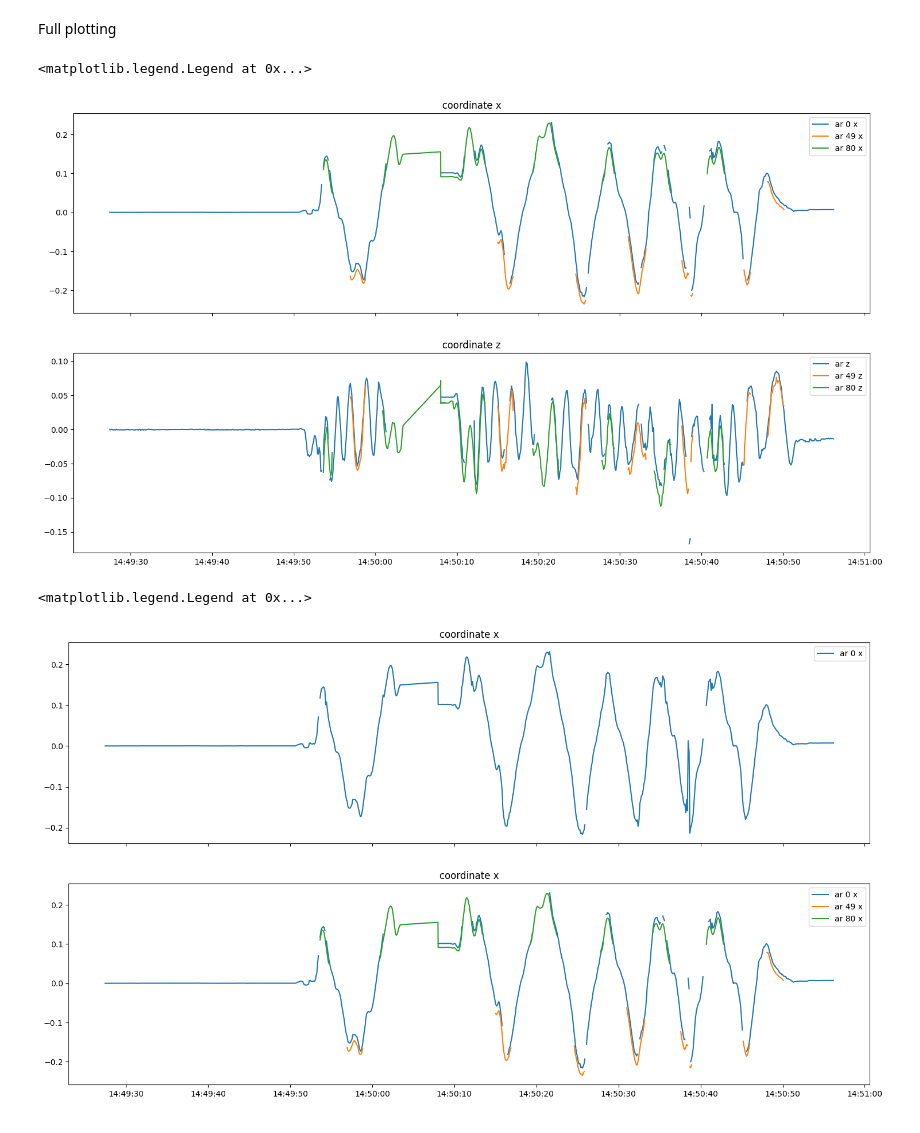
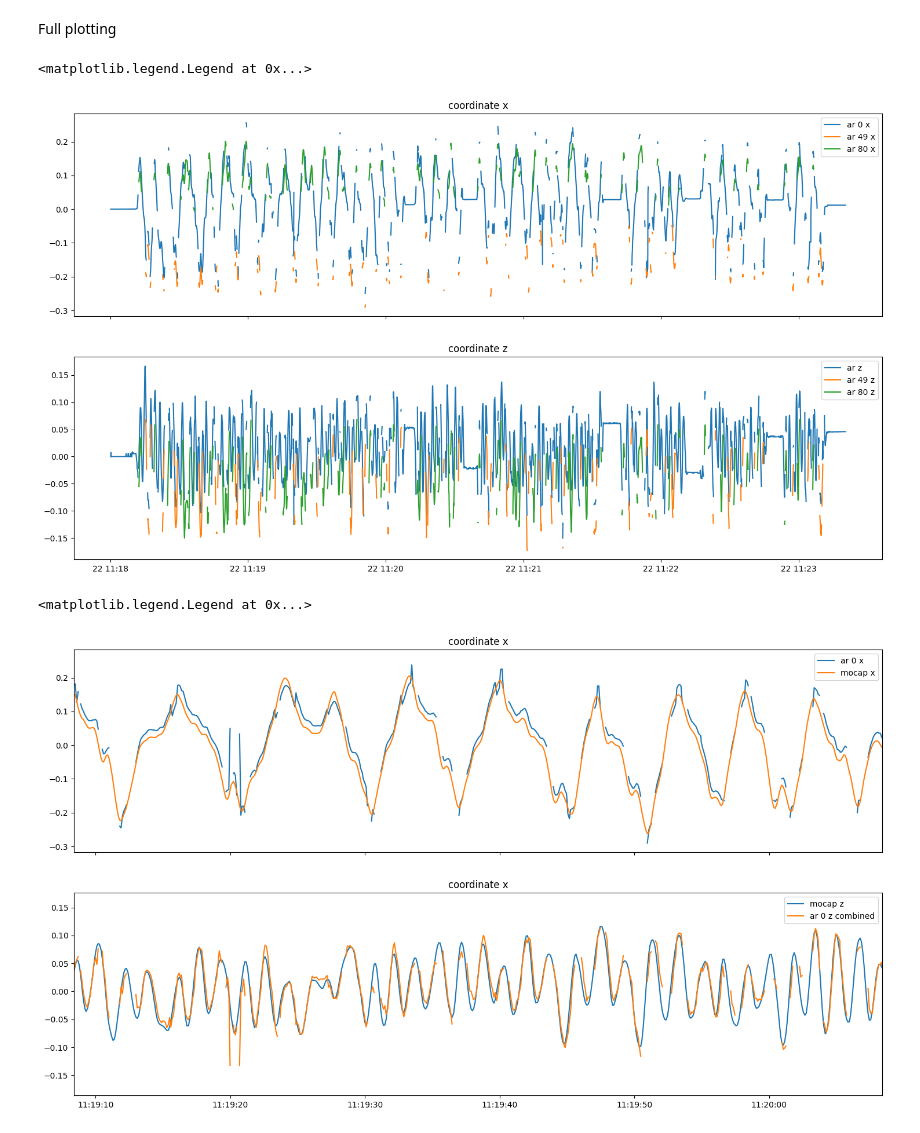
Before and after one commit to SujithChristopher/armbo, a Jupyter notebook: analysis_notebooks/inference_m3_mip_yolo.ipynb, the cells around one changed output. Drawn from its saved outputs; the diff is of its cells as text; code cells hidden in the pictures.

```diff
--- a/analysis_notebooks/inference_m3_mip_yolo.ipynb
+++ b/analysis_notebooks/inference_m3_mip_yolo.ipynb
@@ -39,7 +39,7 @@ _parent_folder = "validation"
 _calib_folder_name = "calibration_00"
 
 # _folder_name = "ar_30_5_quad_random_slow_01"
-_folder_name = "skimu_30_4_random_imu_long_00"
+_folder_name = "skimu_30_4_random_imu_long_01"
 # _folder_name = "board"
 
 _base_pth = os.path.join(_pth,"recorded_data",_parent_folder)
@@ -54,7 +54,7 @@ with open(_webcam_calib_pth, "rb") as f:
     _webcam_cam_mat = _temp[0]
     _webcam_dist = _temp[1]
 
-ar_lframe_pth = os.path.join(_webcam_calib_folder, "webcam_rotmat_validation_imu_0.msgpack")
+ar_lframe_pth = os.path.join(_webcam_calib_folder, "webcam_rotmat_validation_imu_1.msgpack")
 with open(ar_lframe_pth, "rb") as f:
     ar_lframe = mp.Unpacker(f, object_hook=mpn.decode)
     _ar_lframe_rot = next(ar_lframe)
@@ -178,7 +178,7 @@ for _frame in tqdm(_video_data):
 
     # YOLO
     modelcorners = []
-    yolo_results = yolo_model.predict(_frame, verbose=False, conf = 0.3, half = True)[0]
+    yolo_results = yolo_model.predict(_frame, verbose=False, conf = 0.8, half = True)[0]
     _mid, counts = np.unique(yolo_results.boxes.cls.cpu(), return_counts=True)
     if counts.size == 0:
         NO_DETECTION = True
@@ -295,3 +244,0 @@ array([          1,           2,           1], dtype=float32)
-# %%
-val, inx, ct = np.unique(_idx, return_counts=True, return_index=True)
-print(val, inx, ct)
@@ -359,8 +301,8 @@ _mocap_pth = os.path.join(os.path.dirname(os.path.dirname(_video_pth)), 'validat
 _mocap_df, st_time = read_rigid_body_csv(_mocap_pth)
 _mocap_df = add_datetime_col(_mocap_df, st_time, "seconds")
 # %%
-_om = get_rb_marker_name(2)
-_xm = get_rb_marker_name(4)
+_om = get_rb_marker_name(4)
+_xm = get_rb_marker_name(3)
 _zm = get_rb_marker_name(1)
 # %%
 """
@@ -742,7 +689,7 @@ ax1.set_title("coordinate z")
 ax1.legend()
 # %% [output]
 <matplotlib.legend.Legend at 0x...>
-[figure, old version]
+[figure, new version]
 # %%
 validate = {'x':[], 'y':[], 'z':[]}
 
@@ -782,25 +729,35 @@ for i in range(len(newdata['x'])):
         validate['y'].append(np.nan)
         validate['z'].append(np.nan)
 # %%
+
+inx = np.random.randint(len(ar_df))
+# inx = 0
+
+
+
 fig, (ax0, ax1) = plt.subplots(nrows=2, ncols=1, sharex=True,
                                     figsize=(18, 10))
 
 ax0.plot(ar_df["time"],(validate['x']), label="ar 0 x")
-# ax0.plot(_mcc_df["time"],(_mcc_df['x'] - _mcc_df['x'][0]), label="mocap x")
+ax0.plot(_mcc_df["time"],(_mcc_df['x'] - _mcc_df['x'][0]), label="mocap x")
 ax0.set_title("coordinate x")
 ax0.legend()
+ax0.set_xlim(ar_df["time"][inx], ar_df["time"][inx]+ timedelta(seconds=60))
 
-ax1.plot(ar_df["time"],(np.array(newdata["x"]) - np.array(newdata["x"][0])), label="ar 0 x")
-ax1.plot(ar_df["time"],np.array(newdata_49["x"]) - 0.035, label="ar 49 x")
-ax1.plot(ar_df["time"],np.array(newdata_80["x"]) - 0.04, label="ar 80 x")
-# ax1.plot(_mcc_df["time"],(_mcc_df['x'] - _mcc_df['x'][0]), label="mocap x")
-# ax1.plot(ar_df["time"],(validate['x']), label="ar 0 x combined")
+
+# ax1.plot(ar_df["time"],(np.array(newdata["x"]) - np.array(newdata["x"][0])), label="ar 0 x")
+# ax1.plot(ar_df["time"],np.array(newdata_49["x"]) - 0.035, label="ar 49 x")
+# ax1.plot(ar_df["time"],np.array(newdata_80["x"]) - 0.04, label="ar 80 x")
+ax1.plot(_mcc_df["time"],(_mcc_df['z'] - _mcc_df['z'][0]), label="mocap z")
+ax1.plot(ar_df["time"],np.array(validate['z']) + 0.05, label="ar 0 z combined")
 
 ax1.set_title("coordinate x")
+ax1.set_xlim(ar_df["time"][inx], ar_df["time"][inx]+ timedelta(seconds=60))
+
 ax1.legend()
 # %% [output]
 <matplotlib.legend.Legend at 0x...>
-[figure, old version]
+[figure, new version]
 # %%
 _mcc_df = interpolate_target_df(_mc_df, _cdf, ['x', 'y', 'z'])
 _mcc_df = pl.from_pandas(_mcc_df)
```
Also changed, not shown: parts of 22 cells of this notebook, 1 other file.
